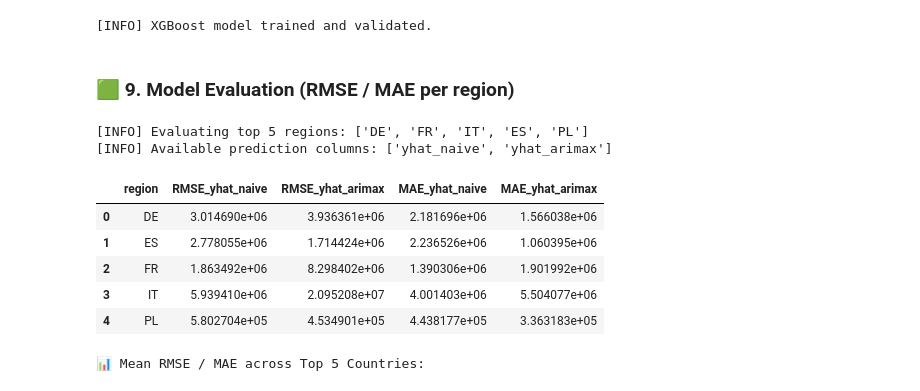
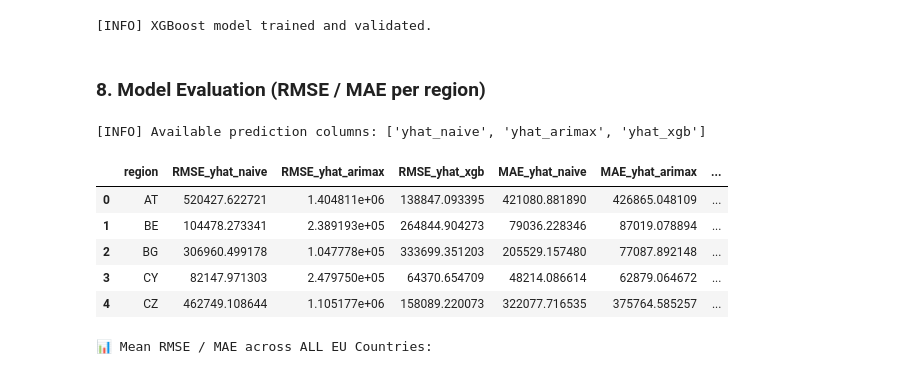
Before and after one commit to gsanaev/forecasting-explaining-hotel-demand-in-eu, a Jupyter notebook: notebooks/02-feature-engineering.ipynb, the cells around one changed output. Drawn from its saved outputs; the diff is of its cells as text; code cells hidden in the pictures.

```diff
--- a/notebooks/02-feature-engineering.ipynb
+++ b/notebooks/02-feature-engineering.ipynb
@@ -42,5 +85,12 @@ print("✅ Environment ready.")
 # %%
-panel = pd.read_csv(data_path / "hotel_panel_clean.csv", parse_dates=["month"])
+# %% ===============================================================
+# STEP 1 — LOAD CLEAN DATASET
+# Purpose: Import cleaned hotel-demand panel for feature engineering and modeling.
+# ===============================================================
+
+DATA_PATH = DATA_PROCESSED / "hotel_panel_clean.csv"
+
+panel = pd.read_csv(DATA_PATH, parse_dates=["month"])
 panel = panel.sort_values(["region", "month"]).reset_index(drop=True)
 print(f"[INFO] Loaded dataset with shape: {panel.shape}")
 panel.head()
@@ -177,60 +251,52 @@ print("[INFO] XGBoost model trained and validated.")
 # %% [output]
 [INFO] XGBoost model trained and validated.
 # %% [markdown]
-### 🟩 9. Model Evaluation (RMSE / MAE per region)
+### 8. Model Evaluation (RMSE / MAE per region)
 # %%
-# Define top 5 countries by hotel demand (same logic as before)
-top_regions = (
-    panel.groupby("region")["nights_spent"]
-    .mean()
-    .nlargest(5)
-    .index
-)
-print(f"[INFO] Evaluating top 5 regions: {list(top_regions)}")
+# %% -----------------------------------------------
+# STEP 8 — EVALUATE MODEL PERFORMANCE ACROSS ALL EU COUNTRIES
+# -----------------------------------------------
 
-def rmse(y, yhat):
-    """Compute RMSE safely with NaN handling."""
-    mask = (~y.isna()) & (~yhat.isna())
-    if mask.sum() == 0:
-        return np.nan
-    return np.sqrt(mean_squared_error(y[mask], yhat[mask]))
+panel.loc[valid.index, "yhat_xgb"] = valid["yhat_xgb"]
 
-def mae(y, yhat):
-    """Compute MAE safely with NaN handling."""
-    mask = (~y.isna()) & (~yhat.isna())
-    if mask.sum() == 0:
-        return np.nan
-    return mean_absolute_error(y[mask], yhat[mask])
-
-# Prediction columns
+# ✅ Check available prediction columns first
 pred_cols = [c for c in ["yhat_naive", "yhat_arimax", "yhat_xgb"] if c in panel.columns]
 print(f"[INFO] Available prediction columns: {pred_cols}")
 
-# Compute RMSE / MAE for each top country
+if len(pred_cols) == 0:
+    raise ValueError("No prediction columns found. Ensure models were run before evaluation.")
+
+# --- Define metrics ---
+def rmse(y, yhat):
+    mask = (~y.isna()) & (~yhat.isna())
+    return np.sqrt(mean_squared_error(y[mask], yhat[mask])) if mask.sum() > 0 else np.nan
+
+def mae(y, yhat):
+    mask = (~y.isna()) & (~yhat.isna())
+    return mean_absolute_error(y[mask], yhat[mask]) if mask.sum() > 0 else np.nan
+
+# --- Compute RMSE/MAE per region ---
 eval_tbl = (
-    panel.query("region in @top_regions")
-    .groupby("region", group_keys=False)
+    panel.groupby("region", group_keys=False)
     .apply(lambda d: pd.Series({
         **{f"RMSE_{m}": rmse(d["nights_spent"], d[m]) for m in pred_cols},
         **{f"MAE_{m}":  mae(d["nights_spent"], d[m]) for m in pred_cols},
     }))
     .reset_index()
 )
 
-# Display results
-display(eval_tbl)
+# --- Display ---
+display(eval_tbl.head())
 
-# Summary (mean across the 5 countries)
 mean_metrics = eval_tbl.mean(numeric_only=True).round(2)
-print("\n📊 Mean RMSE / MAE across Top 5 Countries:")
+print("\n📊 Mean RMSE / MAE across ALL EU Countries:")
 display(mean_metrics)
 # %% [output]
-[INFO] Evaluating top 5 regions: ['DE', 'FR', 'IT', 'ES', 'PL']
-[INFO] Available prediction columns: ['yhat_naive', 'yhat_arimax']
+[INFO] Available prediction columns: ['yhat_naive', 'yhat_arimax', 'yhat_xgb']
-|  | region | RMSE_yhat_naive | RMSE_yhat_arimax | MAE_yhat_naive | MAE_yhat_arimax |
-| 0 | DE | 3.014690e+06 | 3.936361e+06 | 2.181696e+06 | 1.566038e+06 |
-| 1 | ES | 2.778055e+06 | 1.714424e+06 | 2.236526e+06 | 1.060395e+06 |
-| 2 | FR | 1.863492e+06 | 8.298402e+06 | 1.390306e+06 | 1.901992e+06 |
-| 3 | IT | 5.939410e+06 | 2.095208e+07 | 4.001403e+06 | 5.504077e+06 |
-| 4 | PL | 5.802704e+05 | 4.534901e+05 | 4.438177e+05 | 3.363183e+05 |
+|  | region | RMSE_yhat_naive | RMSE_yhat_arimax | RMSE_yhat_xgb | MAE_yhat_naive | MAE_yhat_arimax | ... |
+| 0 | AT | 520427.622721 | 1.404811e+06 | 138847.093395 | 421080.881890 | 426865.048109 | ... |
+| 1 | BE | 104478.273341 | 2.389193e+05 | 264844.904273 | 79036.228346 | 87019.078894 | ... |
+| 2 | BG | 306960.499178 | 1.047778e+05 | 333699.351203 | 205529.157480 | 77087.892148 | ... |
+| 3 | CY | 82147.971303 | 2.479750e+05 | 64370.654709 | 48214.086614 | 62879.064672 | ... |
+| 4 | CZ | 462749.108644 | 1.105177e+06 | 158089.220073 | 322077.716535 | 375764.585257 | ... |
-📊 Mean RMSE / MAE across Top 5 Countries:
+📊 Mean RMSE / MAE across ALL EU Countries:
```
Also changed, not shown: parts of 28 cells of this notebook.
